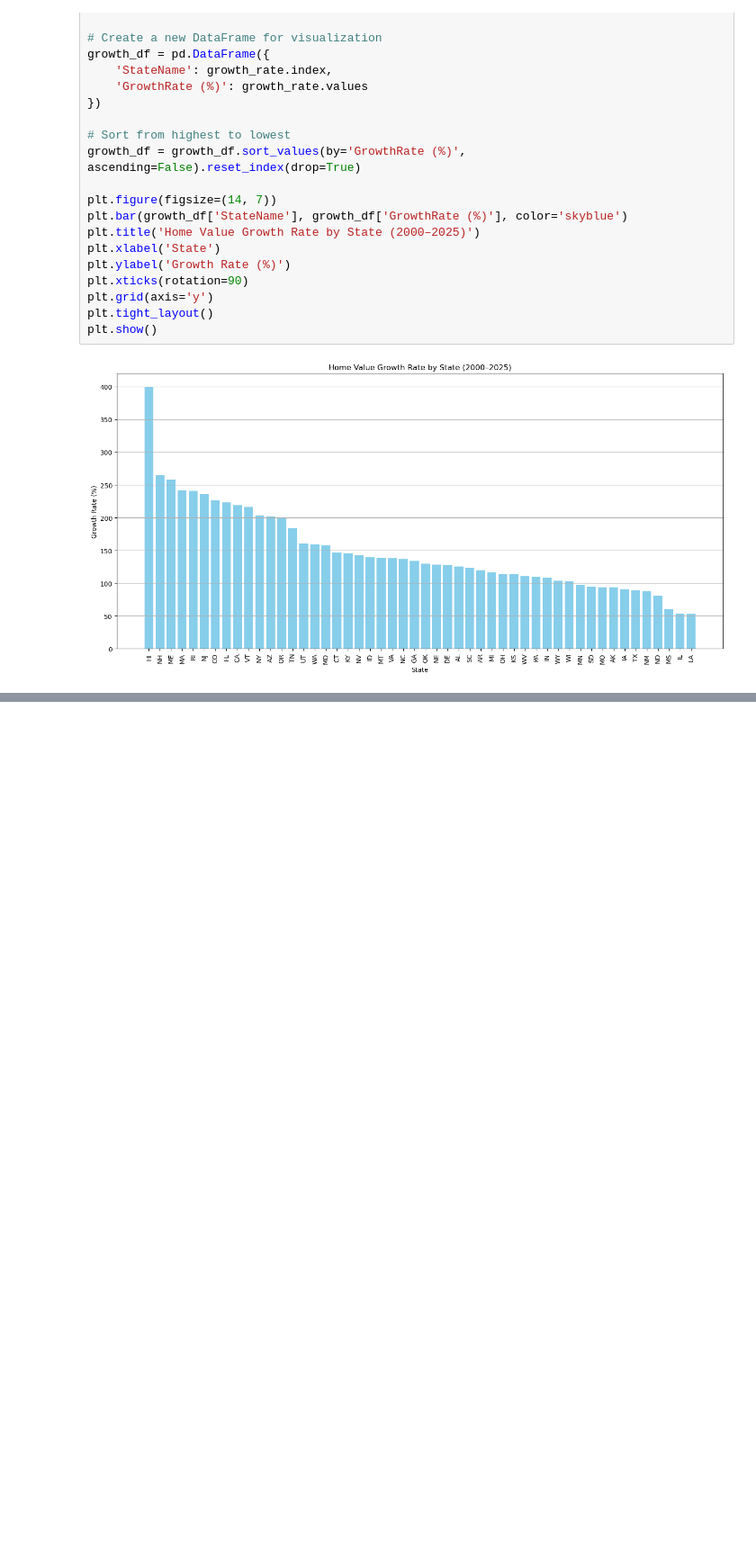
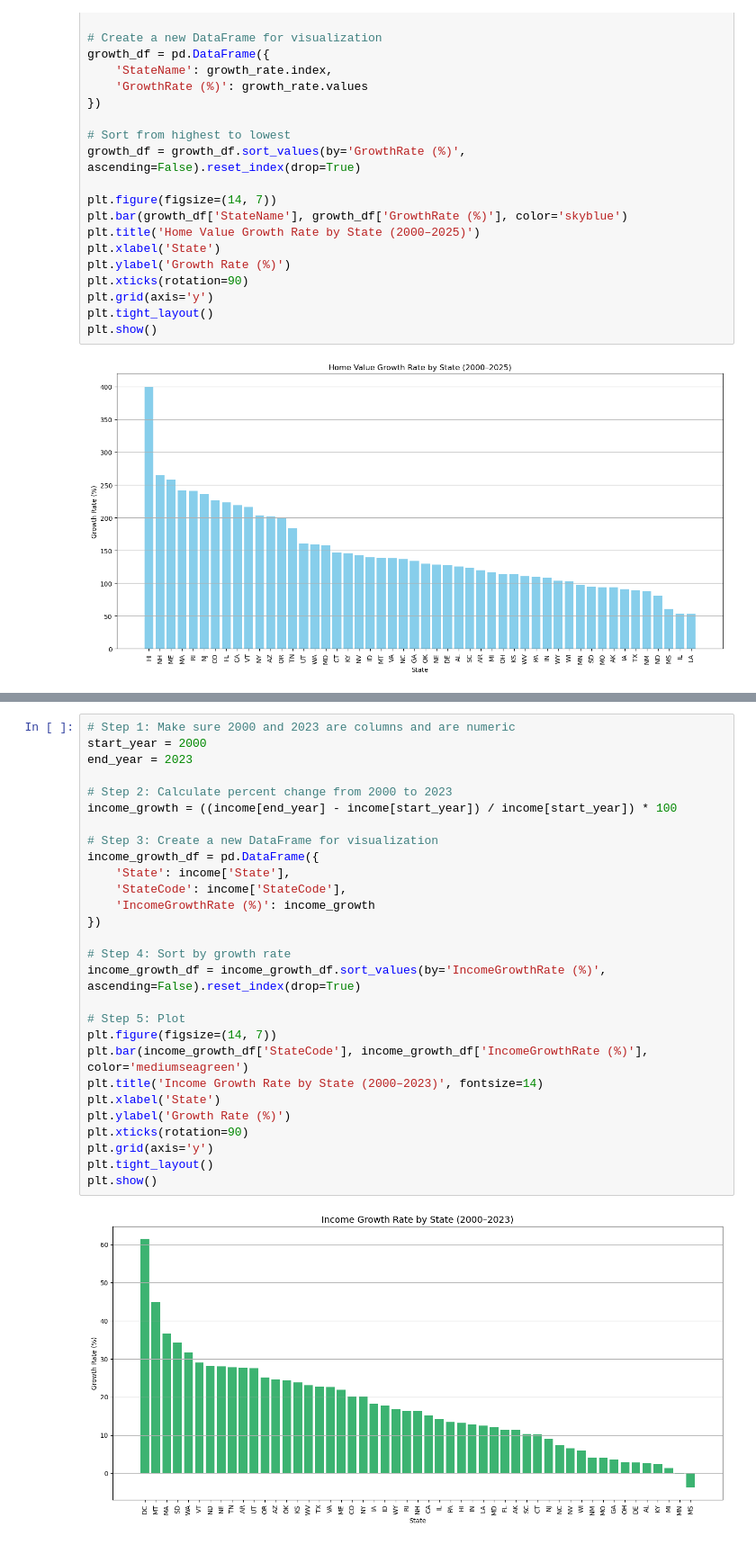
Before and after one commit to uic-cs418/group-project-stat-squad, a Jupyter notebook: Tasneem Mubashshira Notebook.ipynb, the cells around one changed output, grey strips where cells are left out. Shown at 90% size. Cells and saved outputs as stored; diff of their text form; blank space fills up the shorter version.

```diff
--- a/Tasneem Mubashshira Notebook.ipynb
+++ b/Tasneem Mubashshira Notebook.ipynb
@@ -201,0 +224,30 @@ plt.show()
+# %%
+# Step 1: Make sure 2000 and 2023 are columns and are numeric
+start_year = 2000
+end_year = 2023
+
+# Step 2: Calculate percent change from 2000 to 2023
+income_growth = ((income[end_year] - income[start_year]) / income[start_year]) * 100
+
+# Step 3: Create a new DataFrame for visualization
+income_growth_df = pd.DataFrame({
+    'State': income['State'],
+    'StateCode': income['StateCode'],
+    'IncomeGrowthRate (%)': income_growth
+})
+
+# Step 4: Sort by growth rate
+income_growth_df = income_growth_df.sort_values(by='IncomeGrowthRate (%)', ascending=False).reset_index(drop=True)
+
+# Step 5: Plot
+plt.figure(figsize=(14, 7))
+plt.bar(income_growth_df['StateCode'], income_growth_df['IncomeGrowthRate (%)'], color='mediumseagreen')
+plt.title('Income Growth Rate by State (2000–2023)', fontsize=14)
+plt.xlabel('State')
+plt.ylabel('Growth Rate (%)')
+plt.xticks(rotation=90)
+plt.grid(axis='y')
+plt.tight_layout()
+plt.show()
+# %% [output]
+[figure, added]
```
Also changed, not shown: parts of 3 cells of this notebook.
